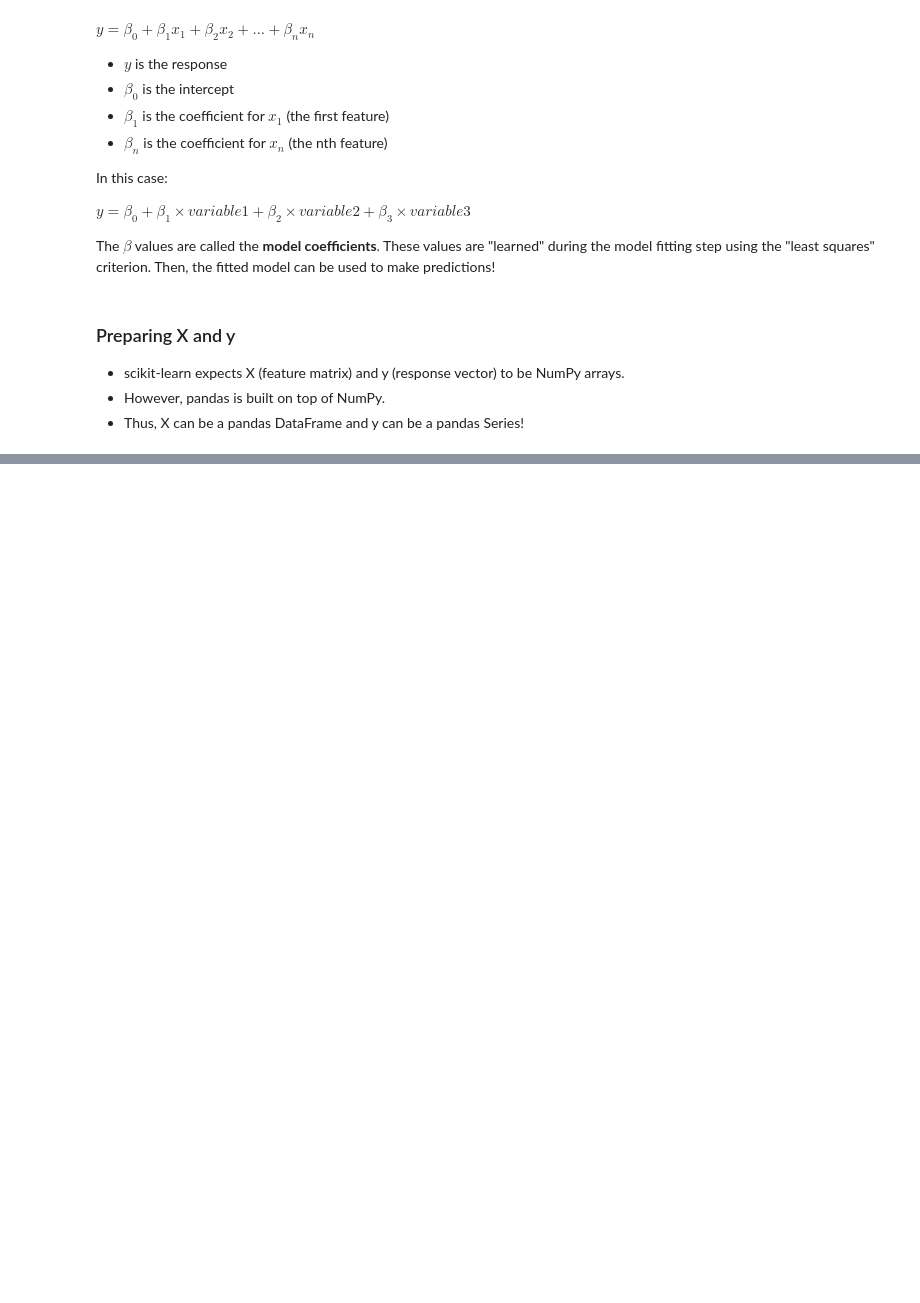
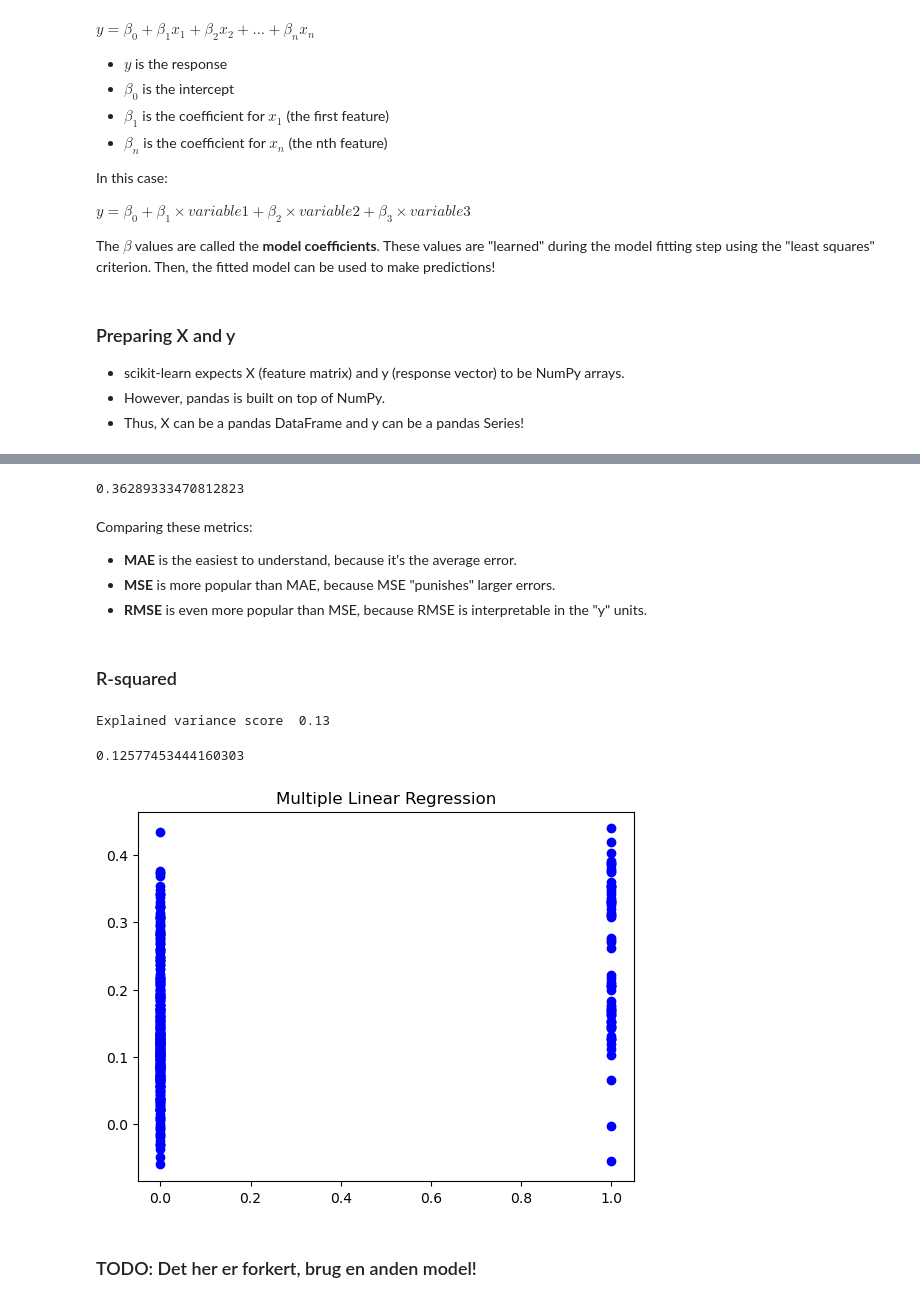
Before and after one commit to Gervig/Business-Intelligence, a Jupyter notebook: MP3/MP3 - Casper.ipynb, the cells around one changed output, grey strips where cells are left out. Drawn from its saved outputs; the diff is of its cells as text; code cells hidden in the pictures; blank space fills up the shorter version.

```diff
--- a/MP3/MP3 - Casper.ipynb
+++ b/MP3/MP3 - Casper.ipynb
@@ -598,0 +634,6 @@ The $\beta$ values are called the **model coefficients**. These values are "lear
+# %%
+# select a Series from the DataFrame for y
+y = data1['Attrition']
+
+# print the first 5 values
+y.head()
@@ -598,0 +663,3 @@ The $\beta$ values are called the **model coefficients**. These values are "lear
+# %%
+# Training set
+X_train, X_test, y_train, y_test = train_test_split(X, y, random_state=1)
@@ -598,0 +697,6 @@ The $\beta$ values are called the **model coefficients**. These values are "lear
+# %%
+# create a model
+linreg = LinearRegression()
+
+# fit the model to our training data
+linreg.fit(X_train, y_train)
@@ -598,0 +724,3 @@ The $\beta$ values are called the **model coefficients**. These values are "lear
+# %%
+# make predictions on the testing set
+y_predicted = linreg.predict(X_test)
@@ -598,0 +774,33 @@ The $\beta$ values are called the **model coefficients**. These values are "lear
+# %%
+# calculate RMSE using scikit-learn
+print(np.sqrt(metrics.mean_squared_error(y_test, y_predicted)))
+# %% [output]
+0.36289333470812823
+# %% [markdown]
+Comparing these metrics:
+
+- **MAE** is the easiest to understand, because it's the average error.
+- **MSE** is more popular than MAE, because MSE "punishes" larger errors.
+- **RMSE** is even more popular than MSE, because RMSE is interpretable in the "y" units.
+# %% [markdown]
+### R-squared
+# %%
+# Explained variance (1 would be the best prediction)
+eV = round(sm.explained_variance_score(y_test, y_predicted), 2)
+print('Explained variance score ',eV )
+# %% [output]
+Explained variance score  0.13
+# %%
+# R-squared
+r2_score(y_test, y_predicted)
+# %% [output]
+0.12577453444160303
+# %%
+# Visualise the regression results
+plt.title('Multiple Linear Regression')
+plt.scatter(y_test, y_predicted, color='blue')
+plt.show()
+# %% [output]
+[figure, added]
+# %% [markdown]
+### TODO: Det her er forkert, brug en anden model!
```
Also changed, not shown: parts of 28 cells of this notebook.
